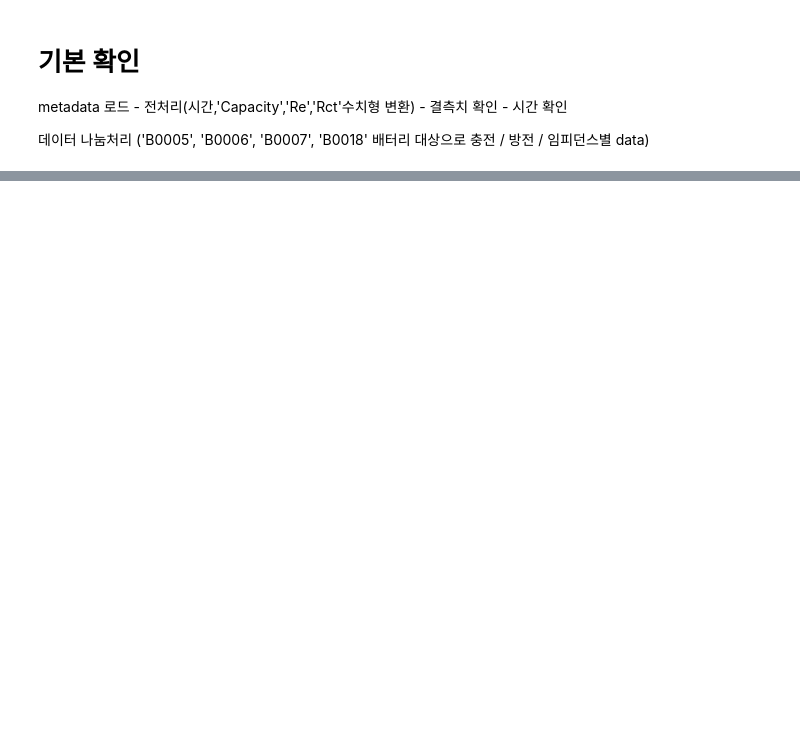
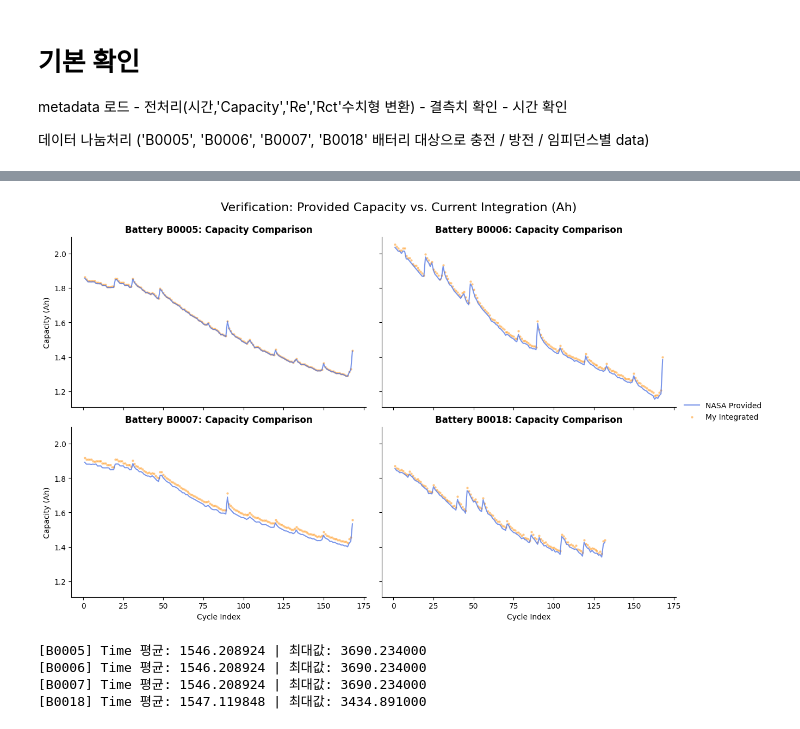
Before and after one commit to dlalswns0211/sparta_project_3_team11, a Jupyter notebook: works/rsh/rsh_01_260319_01.ipynb, the cells around one changed output, grey strips where cells are left out. Drawn from its saved outputs; the diff is of its cells as text; code cells hidden in the pictures; blank space fills up the shorter version.

```diff
--- a/works/rsh/rsh_01_260319_01.ipynb
+++ b/works/rsh/rsh_01_260319_01.ipynb
@@ -457,0 +510,22 @@ Impedance_B0006 Shape: (13344, 12)
+# %%
+# 사이클별 전류적분값과 capacity값 시각화
+
+# Seaborn의 FacetGrid를 사용하면 배터리별 격자(2x2)를 자동으로 생성
+g = sns.FacetGrid(final_comparison_df, col="battery_id", col_wrap=2, height=4, aspect=1.5)
+
+# 1. NASA 제공 capacity 값 (실선)
+g.map(sns.lineplot, "cycle_index", "Provided_Capacity", color='royalblue', label='NASA Provided', alpha=0.7)
+
+# 2. 직접 적분한 값 (산점도)
+g.map(sns.scatterplot, "cycle_index", "Integrated_Ah", color='darkorange', label='My Integrated', s=10, alpha=0.5)
+
+# 3. 디자인 디테일 설정
+g.set_axis_labels("Cycle Index", "Capacity (Ah)")
+g.add_legend()
+g.set_titles("Battery {col_name}: Capacity Comparison", size=12, weight='bold')
+
+plt.subplots_adjust(top=0.9)
+g.fig.suptitle('Verification: Provided Capacity vs. Current Integration (Ah)', fontsize=16)
+plt.show()
+# %% [output]
+[figure, added]
@@ -457,0 +538,13 @@ Impedance_B0006 Shape: (13344, 12)
+# %%
+# 각 배터리별 방전 데이터의 'Time' 평균값을 비교 (완전히 똑같으면 복제된 데이터임)
+for b_id in ['B0005', 'B0006', 'B0007', 'B0018']:
+    df_name = f"df_discharge_{b_id}"
+    if df_name in globals():
+        mean_time = globals()[df_name]['Time'].mean()
+        max_time = globals()[df_name]['Time'].max()
+        print(f"[{b_id}] Time 평균: {mean_time:.6f} | 최대값: {max_time:.6f}")
+# %% [output]
+[B0005] Time 평균: 1546.208924 | 최대값: 3690.234000
+[B0006] Time 평균: 1546.208924 | 최대값: 3690.234000
+[B0007] Time 평균: 1546.208924 | 최대값: 3690.234000
+[B0018] Time 평균: 1547.119848 | 최대값: 3434.891000
```
Also changed, not shown: parts of 44 cells of this notebook.
